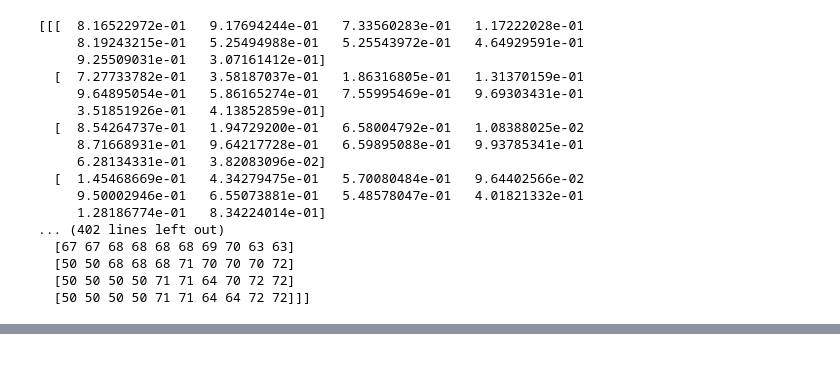
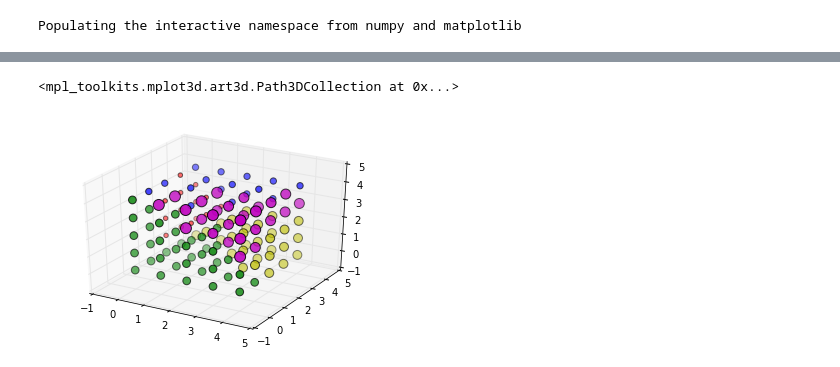
Before and after one commit to HackTheDinos/pteradata, a Jupyter notebook: 3dmodel/watershed.ipynb, the cells around one changed output, grey strips where cells are left out. Cells and saved outputs as stored; diff of their text form; code cells hidden in the pictures.

```diff
--- a/3dmodel/watershed.ipynb
+++ b/3dmodel/watershed.ipynb
@@ -2,36 +2,52 @@
 import numpy as np
 import matplotlib.pyplot as plt
 from mpl_toolkits.mplot3d import axes3d
+import itertools
+%pylab inline
 
-im3d = np.random.rand(10, 10, 10)
-print im3d;
+size = 5;
+im3d = np.random.rand(size, size, size);
+# im3d = np.array([[[1,1,1],[1,1,1],[1,1,1]],
+#         [[2,2,2],[2,2,2],[2,2,2]],
+#         [[3,3,3],[3,3,3],[3,3,3]]])
 from skimage import morphology
 from scipy import ndimage as ndi
 seeds = ndi.label(im3d < 0.1)[0]
 ws = morphology.watershed(im3d, seeds)
-print ws;
+# print ws;
+
+X = []
+Y = []
+Z = []
+S = []
+C = []
+for x, y, z in itertools.product(xrange(size),
+                                 xrange(size),
+                                 xrange(size)):
+    v = ws[x][y][z];
+    X.append(x);
+    Y.append(y);
+    Z.append(z);
+    S.append(v * 20);
+    if v < 2:
+        C.append('r');
+    elif v < 3:
+        C.append('b');
+    elif v < 4:
+        C.append('g');
+    elif v < 5:
+        C.append('y');
+    else:
+        C.append('m');
+
+# print S;
+
 fig = plt.figure()
 ax = fig.add_subplot(111, projection='3d')
-#ax.plot_wireframe(X, Y, Z, rstride=10, cstride=10)
+ax.scatter(X, Y, Z, "z", s=S, c=C)
 
 
 #from skimage import segmentation
 #slices = segmentation.slic(im3d, spacing=[5, 1, 1], multichannel=False)
 # %% [output]
-[[[  8.16522972e-01   9.17694244e-01   7.33560283e-01   1.17222028e-01
-     8.19243215e-01   5.25494988e-01   5.25543972e-01   4.64929591e-01
-     9.25509031e-01   3.07161412e-01]
-  [  7.27733782e-01   3.58187037e-01   1.86316805e-01   1.31370159e-01
-     9.64895054e-01   5.86165274e-01   7.55995469e-01   9.69303431e-01
-     3.51851926e-01   4.13852859e-01]
-  [  8.54264737e-01   1.94729200e-01   6.58004792e-01   1.08388025e-02
-     8.71668931e-01   9.64217728e-01   6.59895088e-01   9.93785341e-01
-     6.28134331e-01   3.82083096e-02]
-  [  1.45468669e-01   4.34279475e-01   5.70080484e-01   9.64402566e-02
-     9.50002946e-01   6.55073881e-01   5.48578047e-01   4.01821332e-01
-     1.28186774e-01   8.34224014e-01]
-... (402 lines left out)
-  [67 67 68 68 68 68 69 70 63 63]
-  [50 50 68 68 68 71 70 70 70 72]
-  [50 50 50 50 71 71 64 70 72 72]
-  [50 50 50 50 71 71 64 64 72 72]]]
+Populating the interactive namespace from numpy and matplotlib
@@ -37,0 +56,2 @@ ax = fig.add_subplot(111, projection='3d')
+<mpl_toolkits.mplot3d.art3d.Path3DCollection at 0x...>
+[figure, added]
```
Also changed, not shown: parts of 1 cell of this notebook, 3 other files.
